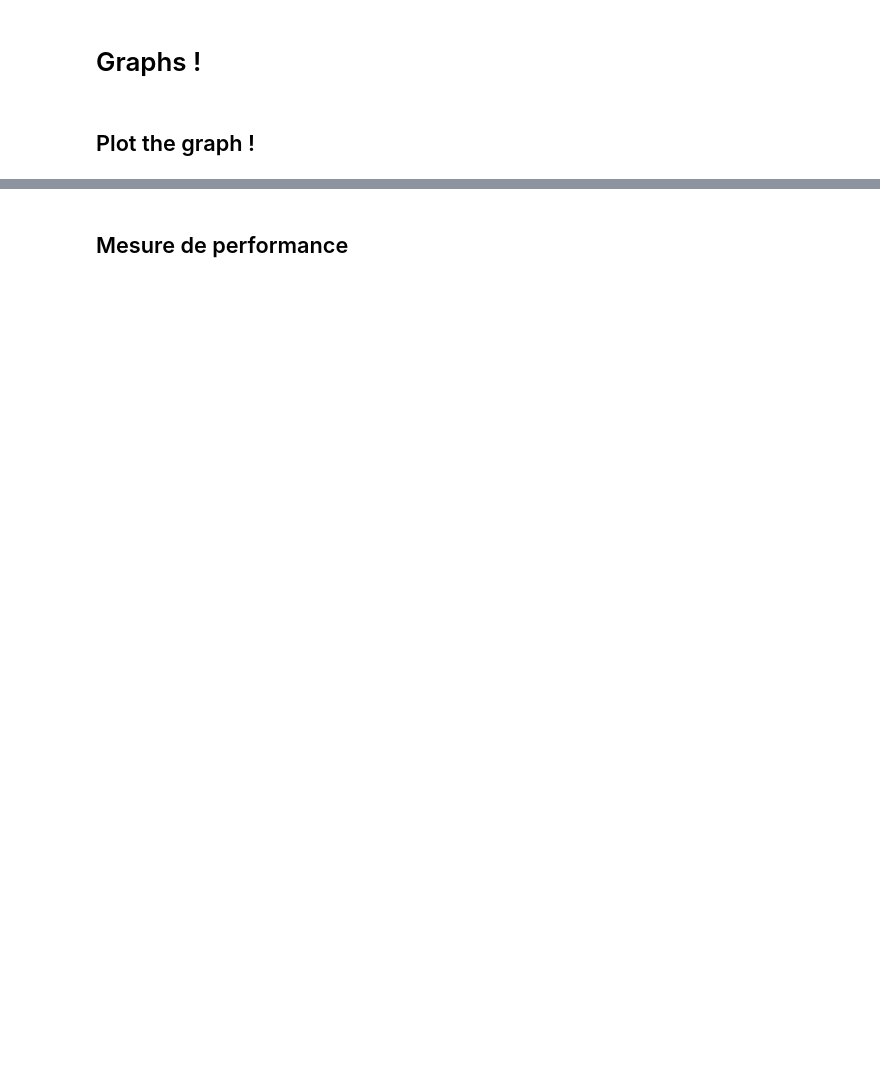
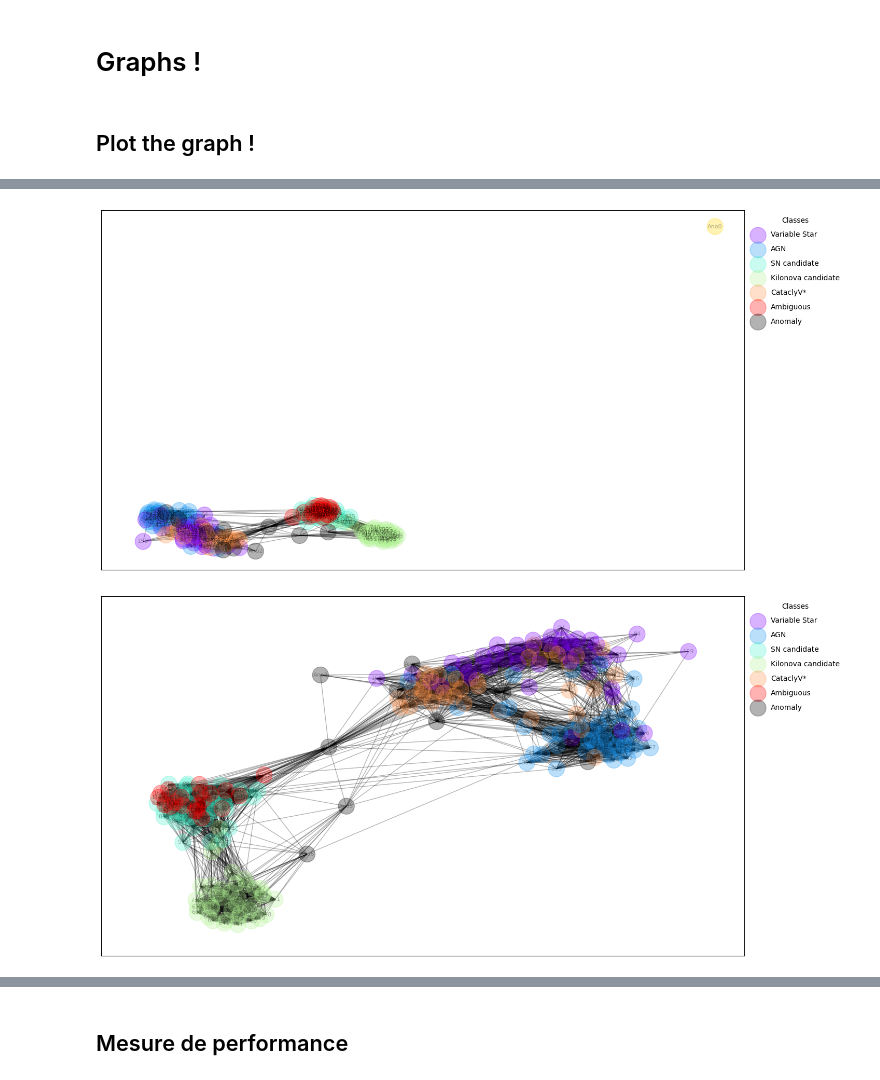
Before and after one commit to pierrecavalier/graph_fink, a Jupyter notebook: Neural Network.ipynb, the cells around one changed output, grey strips where cells are left out. Saved outputs shown, nothing was run; the diff lists cells and outputs as text; code cells hidden in the pictures; blank space fills up the shorter version.

```diff
--- a/Neural Network.ipynb
+++ b/Neural Network.ipynb
@@ -404,0 +471,10 @@ def test_loop(dataloader, model, loss_fn):
+# %%
+error = []
+
+for t in range(10):
+    print(f"Epoch {t+1}-----------------")
+    # Use train_loop and test_loop functions
+    train_loop(trainloader, net, loss_fn, optimizer)
+    x = test_loop(testloader, net, loss_fn)
+    error.append(x)
+print("Done!")
@@ -580,0 +991,25 @@ Ano6 has no edges
+# %%
+plt.figure(figsize=(16,9))
+
+for ind, key in enumerate(name_meta):
+    plt.scatter([],[], color=name_meta[key], alpha=0.3, s=500, label=key)
+
+plt.scatter([],[], color="black", alpha=0.3, s=500, label="Anomaly")
+
+nx.draw_networkx(G_ano, with_labels=True, node_color=color_map, node_size=500, alpha=0.3, font_size=8)
+plt.legend(scatterpoints=1, frameon=False, labelspacing=1, title='Classes', bbox_to_anchor=(1, 1), loc='upper left')
+plt.show()
+
+plt.figure(figsize=(16,9))
+
+for ind, key in enumerate(name_meta):
+    plt.scatter([],[], color=name_meta[key], alpha=0.3, s=500, label=key)
+
+plt.scatter([],[], color="black", alpha=0.3, s=500, label="Anomaly")
+
+nx.draw_networkx(G_ano, with_labels=True, nodelist = nodes_with_edges, node_color=filtered_color, node_size=500, alpha=0.3, font_size=8)
+plt.legend(scatterpoints=1, frameon=False, labelspacing=1, title='Classes', bbox_to_anchor=(1, 1), loc='upper left')
+plt.show()
+# %% [output]
+[figure, added]
+[figure, added]
```
Also changed, not shown: parts of 30 cells of this notebook, 1 other file.
